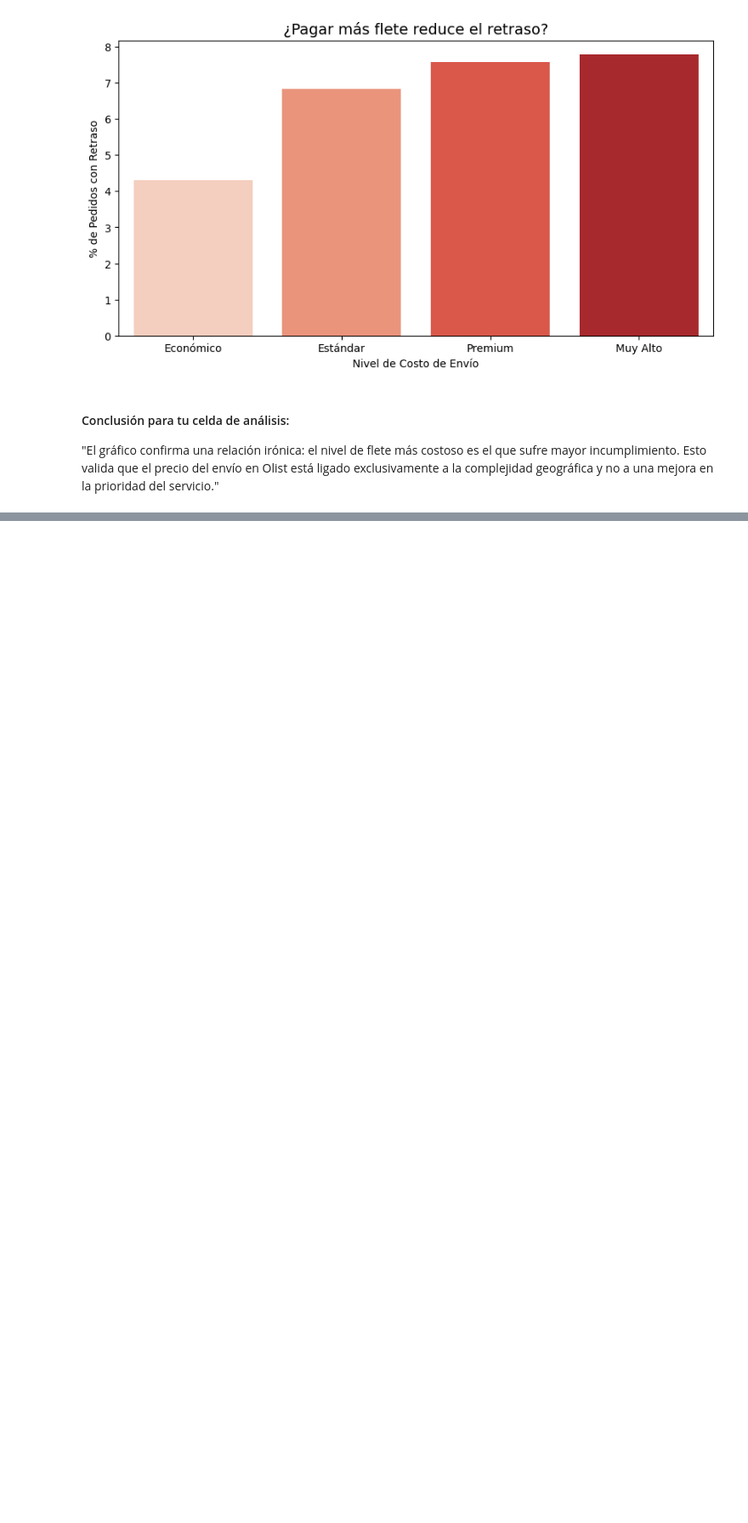
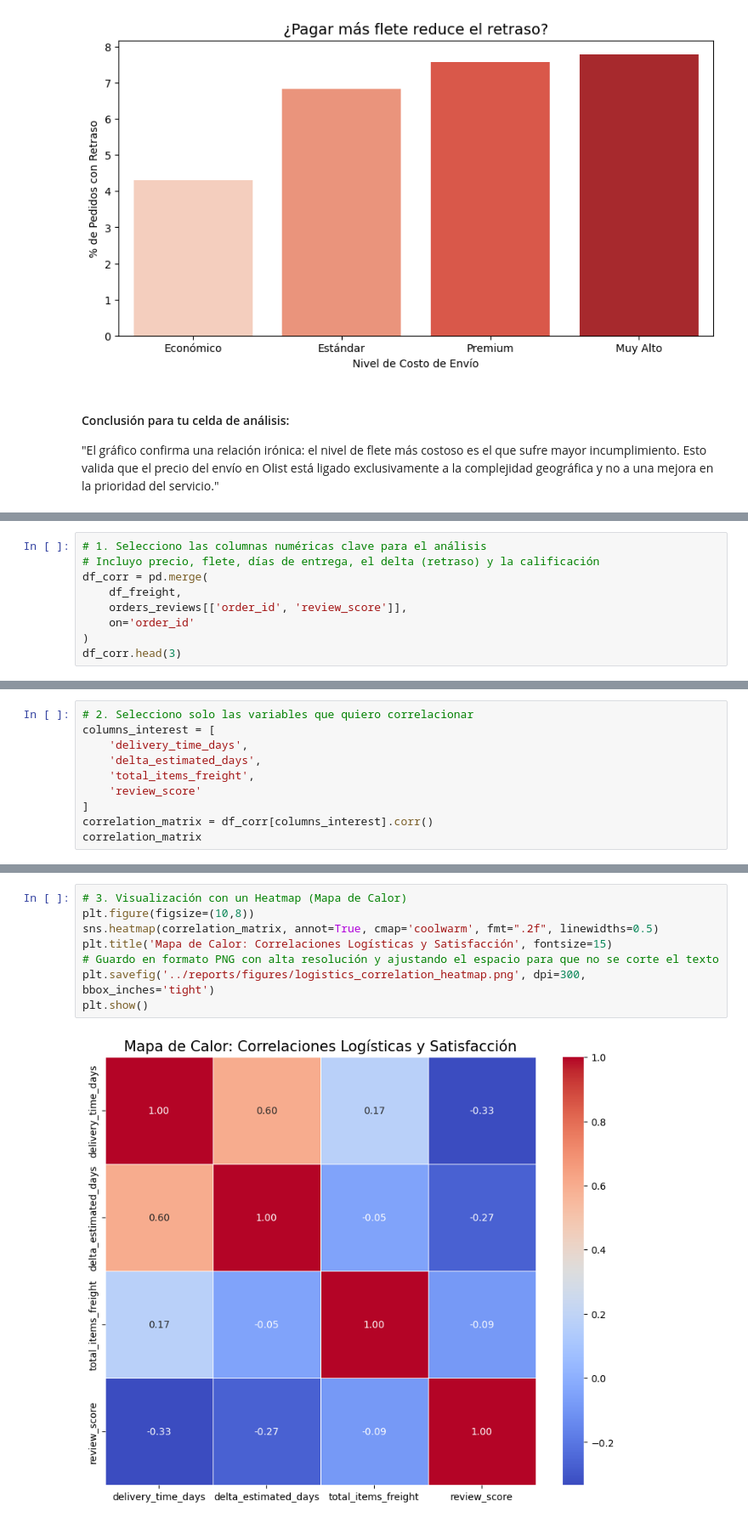
Before and after one commit to marcobustosblas/ecommerce-olist-analysis, a Jupyter notebook: notebooks/05_logistic_and_delivery_analysis.ipynb, the cells around one changed output, grey strips where cells are left out. Shown at 85% size. Cells and saved outputs as stored; diff of their text form; blank space fills up the shorter version.

```diff
--- a/notebooks/05_logistic_and_delivery_analysis.ipynb
+++ b/notebooks/05_logistic_and_delivery_analysis.ipynb
@@ -342,0 +354,9 @@ plt.show()
+# %%
+# 1. Selecciono las columnas numéricas clave para el análisis
+# Incluyo precio, flete, días de entrega, el delta (retraso) y la calificación
+df_corr = pd.merge(
+    df_freight,
+    orders_reviews[['order_id', 'review_score']],
+    on='order_id'
+)
+df_corr.head(3)
@@ -342,0 +368,10 @@ plt.show()
+# %%
+# 2. Selecciono solo las variables que quiero correlacionar
+columns_interest = [
+    'delivery_time_days',
+    'delta_estimated_days',
+    'total_items_freight',
+    'review_score'
+]
+correlation_matrix = df_corr[columns_interest].corr()
+correlation_matrix
@@ -342,0 +384,10 @@ plt.show()
+# %%
+# 3. Visualización con un Heatmap (Mapa de Calor)
+plt.figure(figsize=(10,8))
+sns.heatmap(correlation_matrix, annot=True, cmap='coolwarm', fmt=".2f", linewidths=0.5)
+plt.title('Mapa de Calor: Correlaciones Logísticas y Satisfacción', fontsize=15)
+# Guardo en formato PNG con alta resolución y ajustando el espacio para que no se corte el texto
+plt.savefig('../reports/figures/logistics_correlation_heatmap.png', dpi=300, bbox_inches='tight')
+plt.show()
+# %% [output]
+[figure, added]
```
Also changed, not shown: parts of 7 cells of this notebook.
